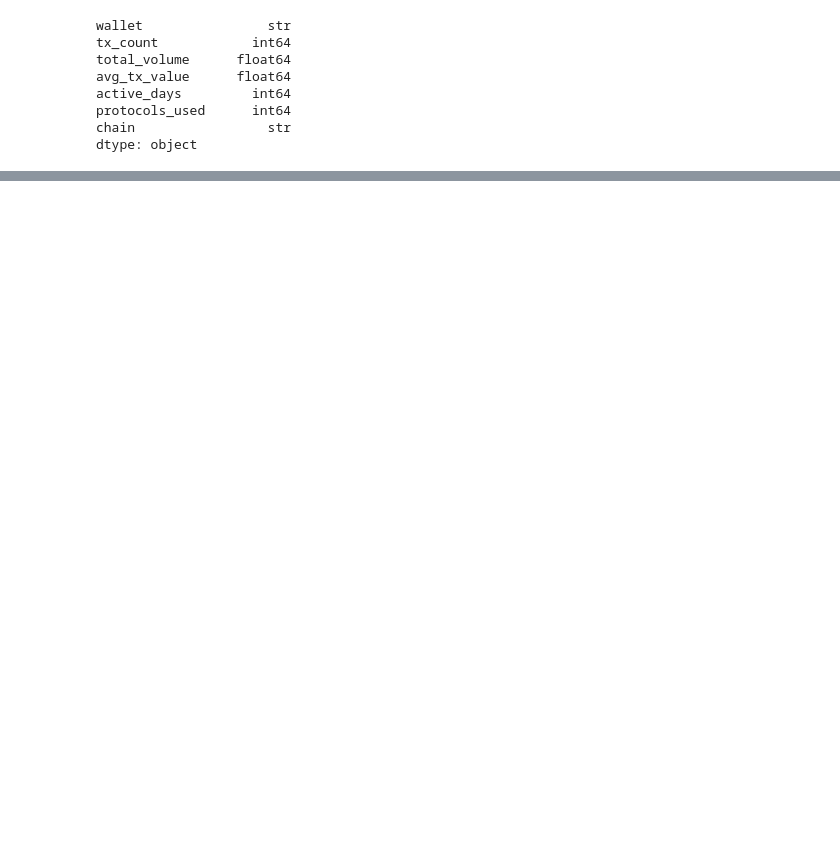
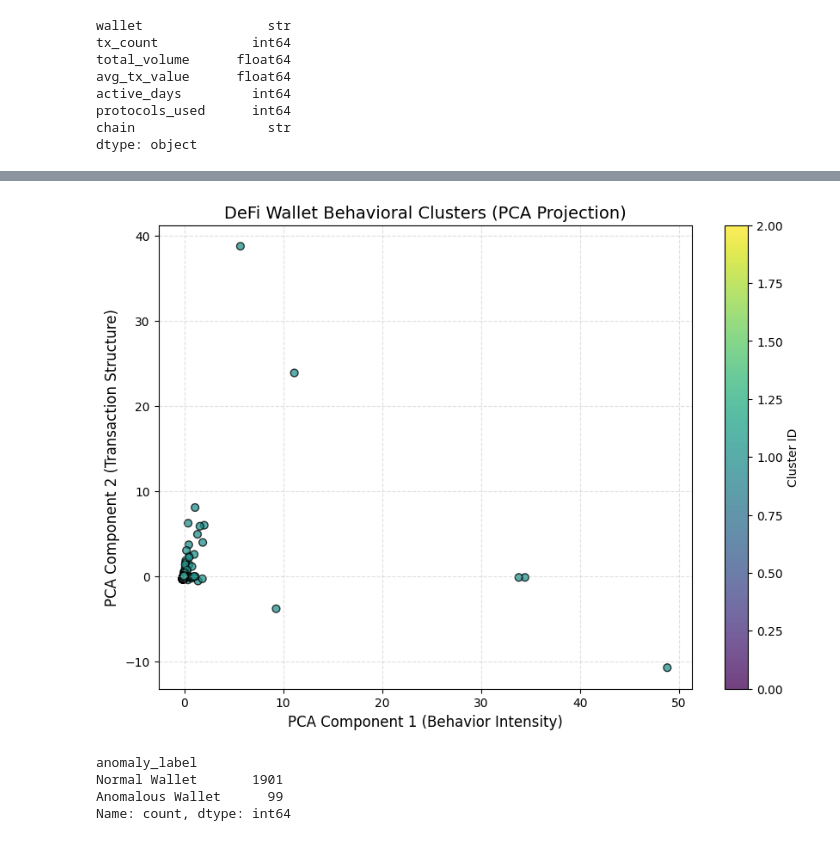
Before and after one commit to darwuonchain/DeFi-Wallet-Behavior-Analysis, a Jupyter notebook: defi_wallet_analysis.ipynb1.ipynb, the cells around one changed output, grey strips where cells are left out. Cells and saved outputs as stored; diff of their text form; code cells hidden in the pictures; blank space fills up the shorter version.

```diff
--- a/defi_wallet_analysis.ipynb1.ipynb
+++ b/defi_wallet_analysis.ipynb1.ipynb
@@ -95,0 +208,58 @@ print(sys.executable)
+# %%
+df['volume_per_tx'] = df['total_volume'] / df['tx_count']
+# %%
+import numpy as np
+df['log_tx_count'] = np.log1p(df['tx_count'])
+df['log_volume'] = np.log1p(df['total_volume'])
+# %%
+features = [
+ 'tx_count',
+ 'total_volume',
+ 'avg_tx_value',
+ 'active_days',
+ 'protocols_used',
+ 'tx_per_day'
+]
+# %%
+from sklearn.preprocessing import StandardScaler
+
+scaler = StandardScaler()
+X_scaled = scaler.fit_transform(df[features])
+# %%
+import matplotlib.pyplot as plt
+from sklearn.decomposition import PCA
+
+# Reduce to 2D
+pca = PCA(n_components=2, random_state=42)
+X_pca = pca.fit_transform(X_scaled)
+
+# Create figure
+plt.figure(figsize=(10, 7))
+
+# Scatter plot
+scatter = plt.scatter(
+    X_pca[:, 0],
+    X_pca[:, 1],
+    c=df['cluster'],
+    cmap='viridis',
+    alpha=0.75,
+    s=40,
+    edgecolors='k'
+)
+
+# Labels & title
+plt.xlabel("PCA Component 1 (Behavior Intensity)", fontsize=12)
+plt.ylabel("PCA Component 2 (Transaction Structure)", fontsize=12)
+plt.title("DeFi Wallet Behavioral Clusters (PCA Projection)", fontsize=14)
+
+# Grid for readability
+plt.grid(True, linestyle='--', alpha=0.4)
+
+# Legend-style color reference
+cbar = plt.colorbar(scatter)
+cbar.set_label("Cluster ID")
+
+# Show plot
+plt.show()
+# %% [output]
+[figure, added]
@@ -95,0 +283,7 @@ print(sys.executable)
+# %%
+print(df['anomaly_label'].value_counts())
+# %% [output]
+anomaly_label
+Normal Wallet       1901
+Anomalous Wallet      99
+Name: count, dtype: int64
```
Also changed, not shown: parts of 32 cells of this notebook.
